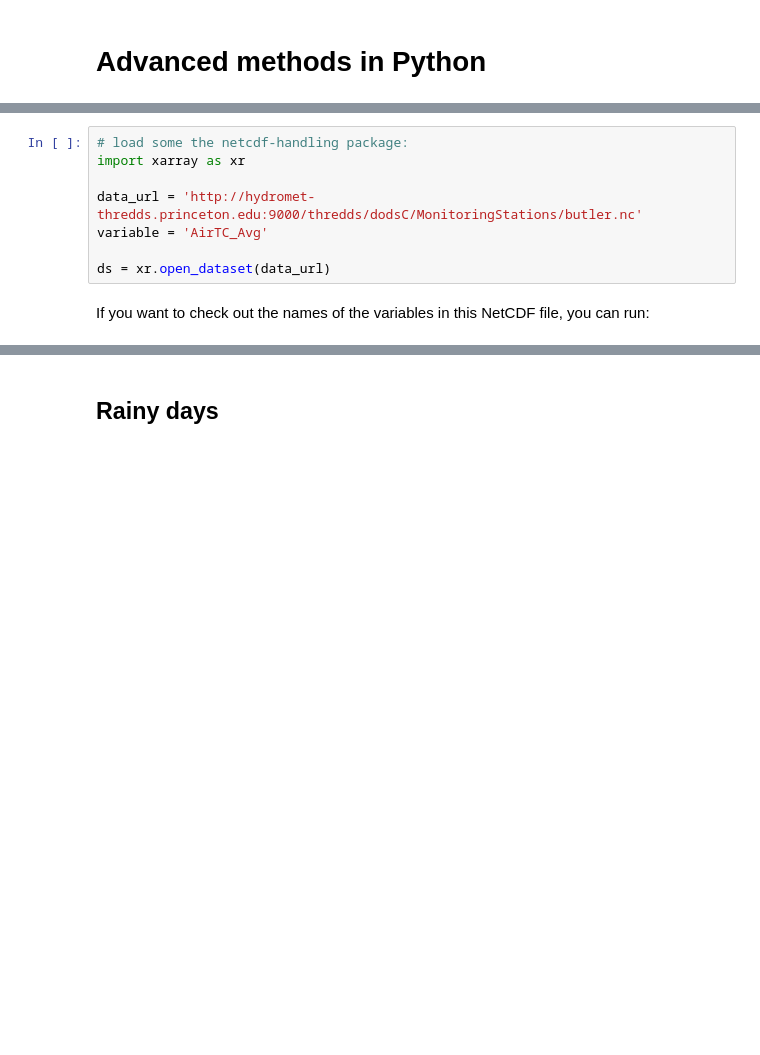
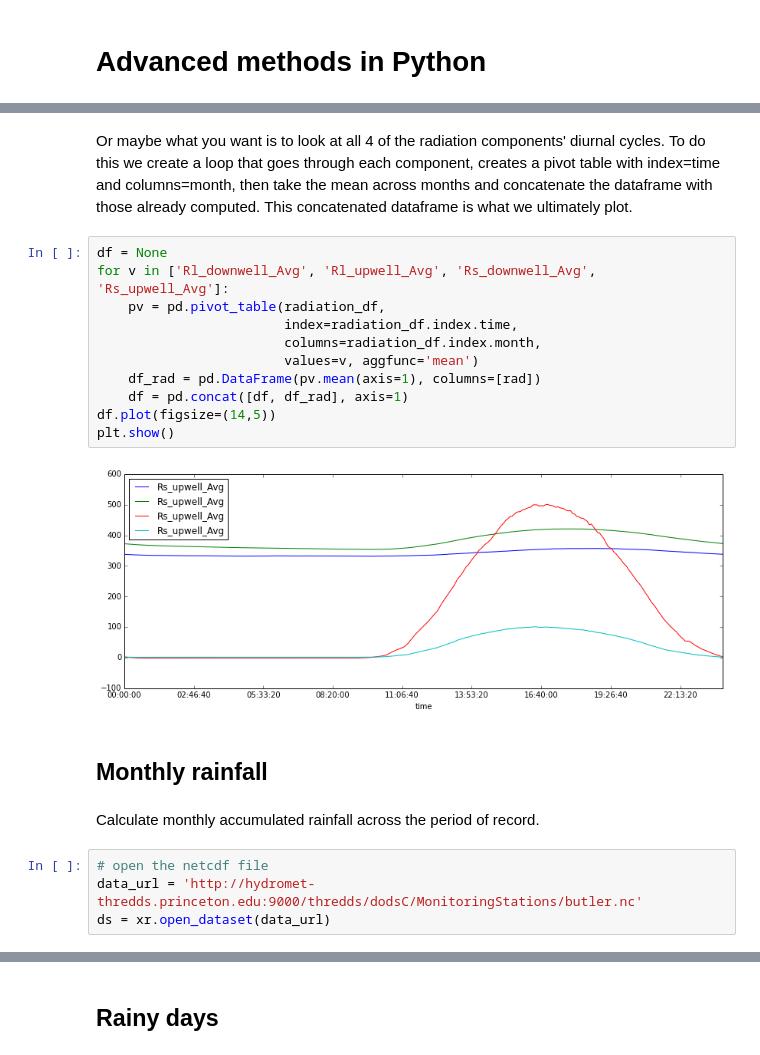
Before and after one commit to jsignell/intro-to-netcdf, a Jupyter notebook: Advanced methods in Python.ipynb, the cells around one changed output, grey strips where cells are left out. Saved outputs shown, nothing was run; the diff lists cells and outputs as text; blank space fills up the shorter version.

```diff
--- a/Advanced methods in Python.ipynb
+++ b/Advanced methods in Python.ipynb
@@ -13,10 +60,23 @@ import matplotlib.pyplot as plt   # a plotting package
+# %% [markdown]
+Or maybe what you want is to look at all 4 of the radiation components' diurnal cycles. To do this we create a loop that goes through each component, creates a pivot table with index=time and columns=month, then take the mean across months and concatenate the dataframe with those already computed. This concatenated dataframe is what we ultimately plot.
+# %%
+df = None
+for v in ['Rl_downwell_Avg', 'Rl_upwell_Avg', 'Rs_downwell_Avg', 'Rs_upwell_Avg']:
+    pv = pd.pivot_table(radiation_df,
+                        index=radiation_df.index.time,
+                        columns=radiation_df.index.month,
+                        values=v, aggfunc='mean')
+    df_rad = pd.DataFrame(pv.mean(axis=1), columns=[rad])
+    df = pd.concat([df, df_rad], axis=1)
+df.plot(figsize=(14,5))
+plt.show()
+# %% [output]
+[figure, added]
+# %% [markdown]
+## Monthly rainfall
+# %% [markdown]
+Calculate monthly accumulated rainfall across the period of record.
 # %%
-# load some the netcdf-handling package:
-import xarray as xr
-
+# open the netcdf file
 data_url = 'http://hydromet-thredds.princeton.edu:9000/thredds/dodsC/MonitoringStations/butler.nc'
-variable = 'AirTC_Avg'
-
 ds = xr.open_dataset(data_url)
-# %% [markdown]
-If you want to check out the names of the variables in this NetCDF file, you can run:
```
Also changed, not shown: parts of 21 cells of this notebook, 1 other file.
